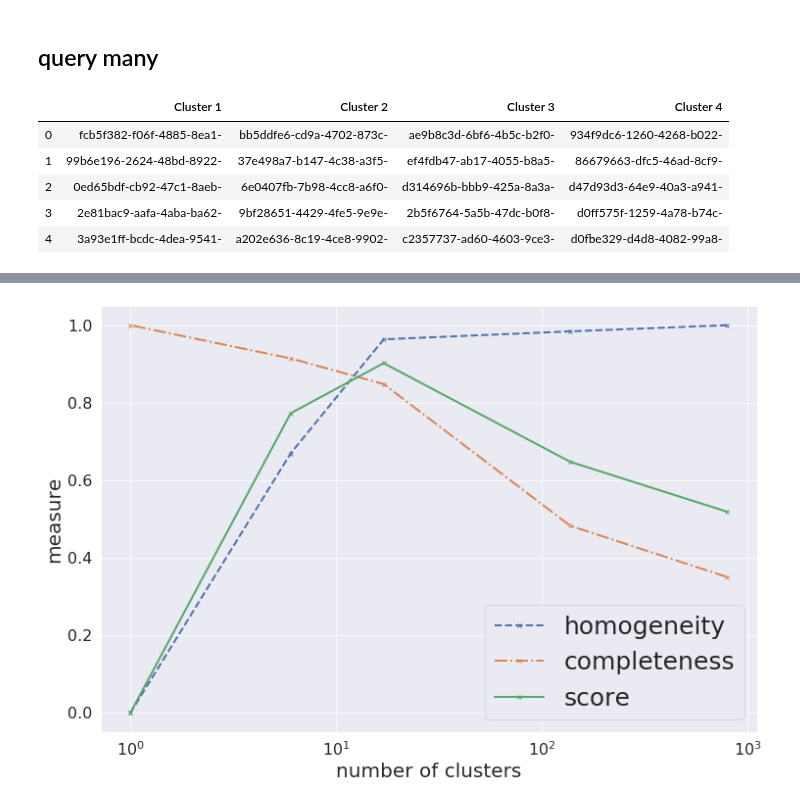
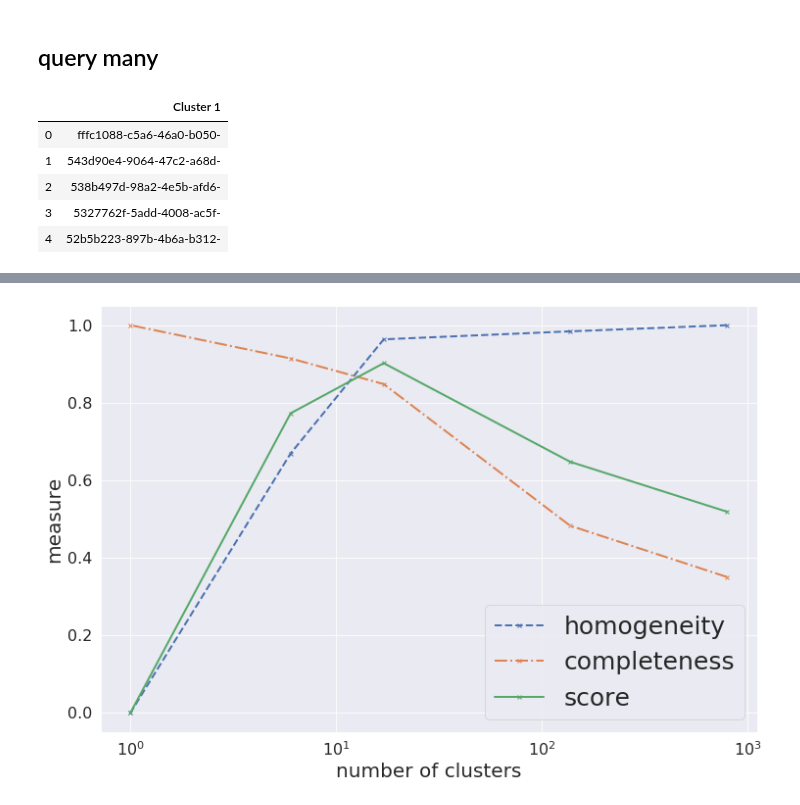
Before and after one commit to fvalle1/master_thesis, a Jupyter notebook: hSBM_clusters.ipynb, the cells around one changed output, grey strips where cells are left out. Saved outputs shown, nothing was run; the diff lists cells and outputs as text; code cells hidden in the pictures.

```diff
--- a/hSBM_clusters.ipynb
+++ b/hSBM_clusters.ipynb
@@ -27,27 +26,25 @@ from hsbmpy import *
 # %%
 level = 1
 #setup='highlyvariable_colonrectal'
 #setup = 'oversigma_10tissue'
 #label = 'disease_type'
 label='primary_site'
+L = 4
 #labels = ['primary_site', 'disease_type', 'disease_tissue']
-labels=['RPPA','PAM50', 'disease_type','primary_diagnosis']
-#labels = ['primary_site', 'secondary_site']
+labels = ['primary_site', 'secondary_site']
 algorithm = 'topsbm'
 #labels = ['primary_site', 'secondary_site', 'status']
 #labels=['RPPA Clusters']
-directory = "/home/fvalle/phd/datasets/crectal/"
-#directory = "/home/fvalle/phd/datasets/tcga/oversampling_10tissue/"
-L=np.array([el.split("_")[2] for el in os.listdir("%s%s"%(directory,algorithm)) if "level_" in el], dtype=int).max()
+directory = "/home/fvalle/phd/results/tcga/oversampling_10tissue"
 df_clusters = pd.read_csv("%s/%s/%s_level_%d_clusters.csv"%(directory,algorithm,algorithm,L), header=[0])
 df_clusters.head()
 # %% [output]
-|  | Cluster 1 | Cluster 2 | Cluster 3 | Cluster 4 |
-| 0 | fcb5f382-f06f-4885-8ea1- | bb5ddfe6-cd9a-4702-873c- | ae9b8c3d-6bf6-4b5c-b2f0- | 934f9dc6-1260-4268-b022- |
-| 1 | 99b6e196-2624-48bd-8922- | 37e498a7-b147-4c38-a3f5- | ef4fdb47-ab17-4055-b8a5- | 86679663-dfc5-46ad-8cf9- |
-| 2 | 0ed65bdf-cb92-47c1-8aeb- | 6e0407fb-7b98-4cc8-a6f0- | d314696b-bbb9-425a-8a3a- | d47d93d3-64e9-40a3-a941- |
-| 3 | 2e81bac9-aafa-4aba-ba62- | 9bf28651-4429-4fe5-9e9e- | 2b5f6764-5a5b-47dc-b0f8- | d0ff575f-1259-4a78-b74c- |
-| 4 | 3a93e1ff-bcdc-4dea-9541- | a202e636-8c19-4ce8-9902- | c2357737-ad60-4603-9ce3- | d0fbe329-d4d8-4082-99a8- |
+|  | Cluster 1 |
+| 0 | fffc1088-c5a6-46a0-b050- |
+| 1 | 543d90e4-9064-47c2-a68d- |
+| 2 | 538b497d-98a2-4e5b-afd6- |
+| 3 | 5327762f-5add-4008-ac5f- |
+| 4 | 52b5b223-897b-4b6a-b312- |
 # %%
 df_files = pd.read_csv("%s/files.dat"%directory, index_col=[0], header=[0])
 #df_files.insert(2,'disease_tissue',["%s[%s]"%(df_files.at[s,'primary_site'],df_files.at[s,'disease_type']) for s in df_files.index])
```
Also changed, not shown: parts of 10 cells of this notebook, 7 other files.
